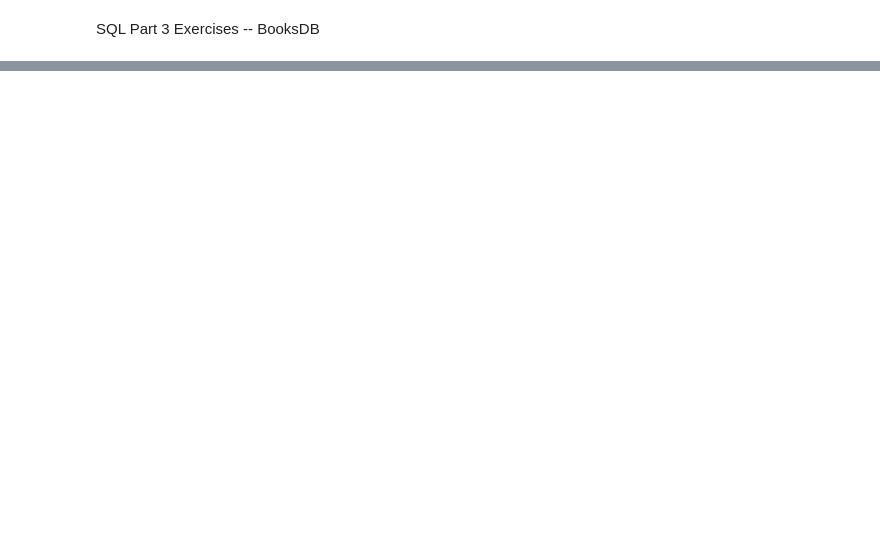
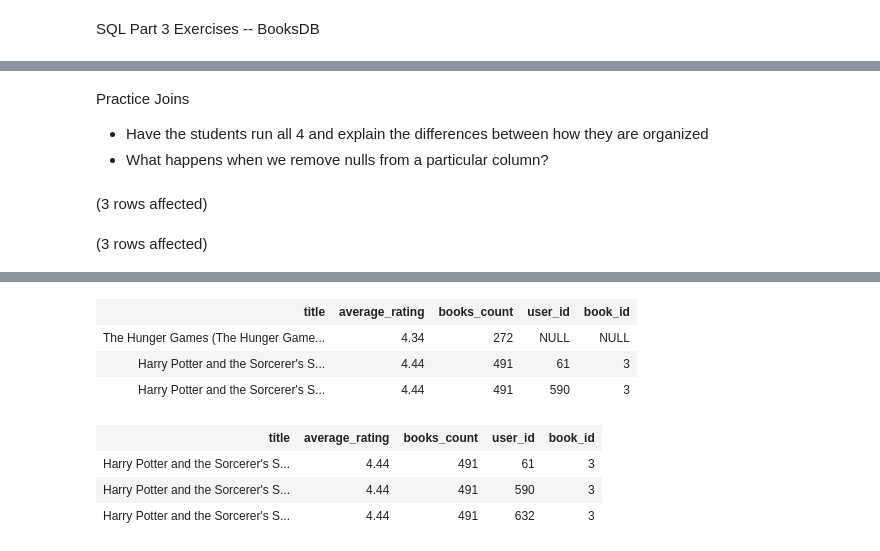
Before and after one commit to yayasanya/SQL-Part-3-Exercises, a Jupyter notebook: SQL-Part-3-Exercises/Notebook-1.ipynb, the cells around one changed output, grey strips where cells are left out. Saved outputs shown, nothing was run; the diff lists cells and outputs as text; code cells hidden in the pictures; blank space fills up the shorter version.

```diff
--- a/SQL-Part-3-Exercises/Notebook-1.ipynb
+++ b/SQL-Part-3-Exercises/Notebook-1.ipynb
@@ -36,0 +15,21 @@ Total execution time: 00:00:00.056
+# %% [markdown]
+Practice Joins
+
+- Have the students run all 4 and explain the differences between how they are organized
+- What happens when we remove nulls from a particular column?
+# %%
+--  LEFT JOIN
+SELECT TOP 3 b.title, b.average_rating, b.books_count,tr.user_id, tr.book_id
+FROM BooksDB.dbo.books AS b
+LEFT JOIN BooksDB.dbo.to_read AS tr
+ON b.book_id = tr.book_id;
+
+-- LEFT JOIN USING 'IS NOT NULL'
+SELECT TOP 3 b.title, b.average_rating, b.books_count,tr.user_id, tr.book_id
+FROM BooksDB.dbo.books AS b
+LEFT JOIN BooksDB.dbo.to_read AS tr
+ON b.book_id = tr.book_id
+WHERE tr.user_id IS NOT NULL;
+# %% [output]
+(3 rows affected)
+(3 rows affected)
@@ -36,0 +37,8 @@ Total execution time: 00:00:00.056
+| title | average_rating | books_count | user_id | book_id |
+| The Hunger Games (The Hunger Game... | 4.34 | 272 | NULL | NULL |
+| Harry Potter and the Sorcerer's S... | 4.44 | 491 | 61 | 3 |
+| Harry Potter and the Sorcerer's S... | 4.44 | 491 | 590 | 3 |
+| title | average_rating | books_count | user_id | book_id |
+| Harry Potter and the Sorcerer's S... | 4.44 | 491 | 61 | 3 |
+| Harry Potter and the Sorcerer's S... | 4.44 | 491 | 590 | 3 |
+| Harry Potter and the Sorcerer's S... | 4.44 | 491 | 632 | 3 |
```
Also changed, not shown: parts of 14 cells of this notebook.
